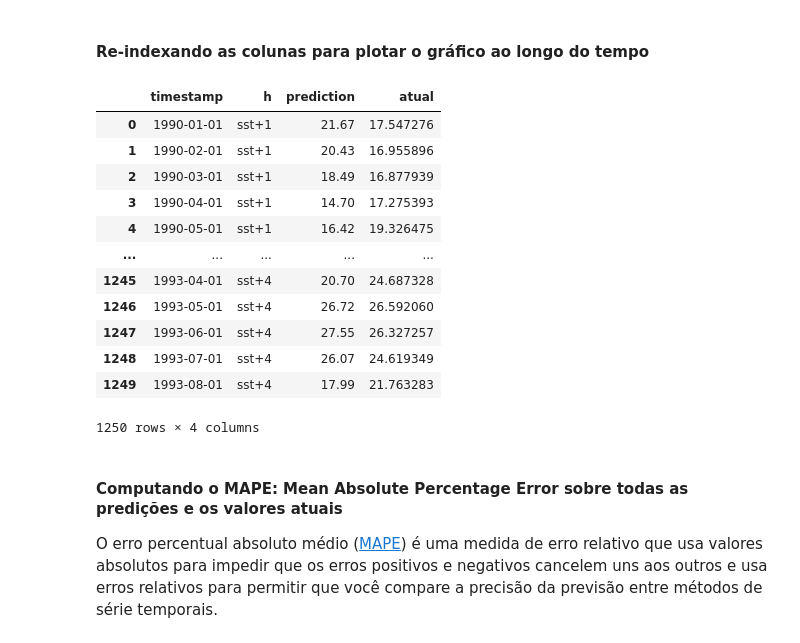
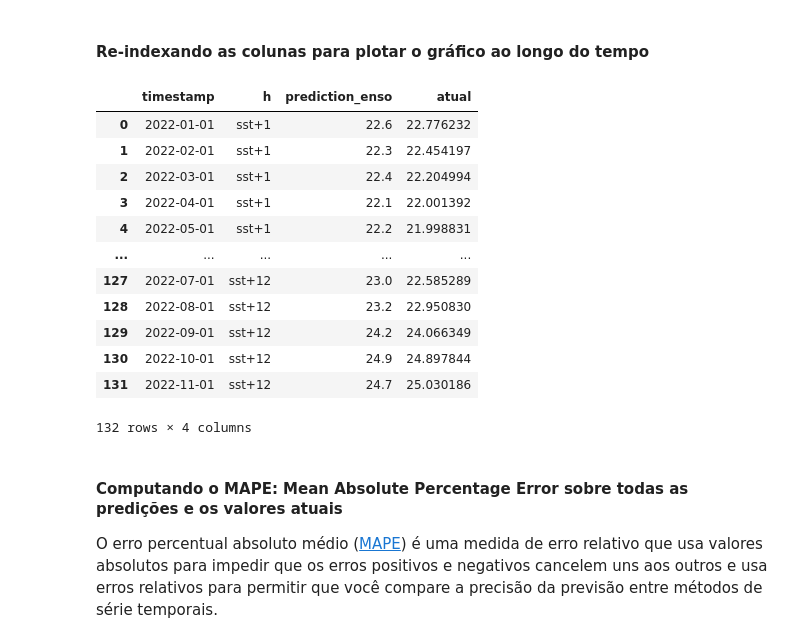
Before and after one commit to matheusvictal/sst-time-series-ml, a Jupyter notebook: source/2_sarima.ipynb, the cells around one changed output. Saved outputs shown, nothing was run; the diff lists cells and outputs as text; code cells hidden in the pictures.

```diff
--- a/source/2_sarima.ipynb
+++ b/source/2_sarima.ipynb
@@ -363,28 +365,28 @@ Name: sst, Length: 96, dtype: float32
 # %%
-#%%time
-predicoes = list()
-for t in range(teste_ts.shape[0]):
+%%time
+predicoes_enso = list()
+for t in range(teste_ts_enso.shape[0]):
     # treinando o modelo SARIMA para o historico definido
-    model = SARIMAX(endog=historico, order=order, seasonal_order=seasonal_order) #https://www.statsmodels.org/dev/generated/statsmodels.tsa.statespace.sarimax.SARIMAX.html
-    model_fit = model.fit()
-    y_predito = model_fit.forecast(steps = HORIZONTE)
+    model_enso = SARIMAX(endog=historico_enso, order=order_enso, seasonal_order=sazonal_order_enso) #https://www.statsmodels.org/dev/generated/statsmodels.tsa.statespace.sarimax.SARIMAX.html
+    model_fit_enso = model_enso.fit()
+
+    # realiza o forecast no HORIZONTE definido
+    y_predito_enso = model_fit_enso.forecast(steps = HORIZONTE)
 
     # arredondando e adicionado à lista predições
-    y_predito = np.round(y_predito,decimals = 2)
-    predicoes.append(y_predito)
+    y_predito_enso = np.round(y_predito_enso, decimals = 1)
+    predicoes_enso.append(y_predito_enso)
 
     # criando uma lista com os valores atuais
-    y_atual = list(teste_ts.iloc[t]) # localiza o valor atual no índice t
-    y_atual = np.round(y_atual, decimals = 2)
+    y_atual_enso = list(teste_ts_enso.iloc[t]) # localiza o array do valor atual no índice t
+    y_atual_enso = np.round(y_atual_enso, decimals = 1)
 
     # move the training window
-    historico.append(y_atual[0])
-    historico.pop(0)
+    historico_enso.append(y_atual_enso[0])
+    historico_enso.pop(0)
 
-    print(t+1, '. Predicting time step: ', teste_ts.index[t])
-    print(t+1, ': predicted =', y_predito)
-    print(t+1, ': expected  =', y_atual)
+    print(t+1, '. Predicting time step: ', teste_ts_enso.index[t])
+    print(t+1, ': predicted =', y_predito_enso)
+    print(t+1, ': expected  =', y_atual_enso)
     print('----------')
-#     if t == 100:
-#         break
 # %% [output]
@@ -408,25 +410,25 @@ for t in range(teste_ts.shape[0]):
 # %% [markdown]
 #### Re-indexando as colunas para plotar o gráfico ao longo do tempo
 # %%
-eval_df = pd.DataFrame(predicoes, columns=['sst+'+str(t) for t in range(1, HORIZONTE+1)])
-eval_df['timestamp'] = teste.index[0:len(teste.index)-HORIZONTE+1]
-eval_df = pd.melt(eval_df, id_vars='timestamp', value_name='prediction', var_name='h')
-eval_df['atual'] = np.array(np.transpose(teste_ts)).ravel()
+eval_df = pd.DataFrame(predicoes_enso, columns=['sst+'+str(t) for t in range(1, HORIZONTE+1)])
+eval_df['timestamp'] = teste_enso.index[0:len(teste_enso.index)-HORIZONTE+1]
+eval_df = pd.melt(eval_df, id_vars='timestamp', value_name='prediction_enso', var_name='h')
+eval_df['atual'] = np.array(np.transpose(teste_ts_enso)).ravel()
 eval_df.head(1250)
 # %% [output]
-|  | timestamp | h | prediction | atual |
-| 0 | 1990-01-01 | sst+1 | 21.67 | 17.547276 |
-| 1 | 1990-02-01 | sst+1 | 20.43 | 16.955896 |
-| 2 | 1990-03-01 | sst+1 | 18.49 | 16.877939 |
-| 3 | 1990-04-01 | sst+1 | 14.70 | 17.275393 |
-| 4 | 1990-05-01 | sst+1 | 16.42 | 19.326475 |
+|  | timestamp | h | prediction_enso | atual |
+| 0 | 2022-01-01 | sst+1 | 22.6 | 22.776232 |
+| 1 | 2022-02-01 | sst+1 | 22.3 | 22.454197 |
+| 2 | 2022-03-01 | sst+1 | 22.4 | 22.204994 |
+| 3 | 2022-04-01 | sst+1 | 22.1 | 22.001392 |
+| 4 | 2022-05-01 | sst+1 | 22.2 | 21.998831 |
 | ... | ... | ... | ... | ... |
-| 1245 | 1993-04-01 | sst+4 | 20.70 | 24.687328 |
-| 1246 | 1993-05-01 | sst+4 | 26.72 | 26.592060 |
-| 1247 | 1993-06-01 | sst+4 | 27.55 | 26.327257 |
-| 1248 | 1993-07-01 | sst+4 | 26.07 | 24.619349 |
-| 1249 | 1993-08-01 | sst+4 | 17.99 | 21.763283 |
+| 127 | 2022-07-01 | sst+12 | 23.0 | 22.585289 |
+| 128 | 2022-08-01 | sst+12 | 23.2 | 22.950830 |
+| 129 | 2022-09-01 | sst+12 | 24.2 | 24.066349 |
+| 130 | 2022-10-01 | sst+12 | 24.9 | 24.897844 |
+| 131 | 2022-11-01 | sst+12 | 24.7 | 25.030186 |
-1250 rows × 4 columns
+132 rows × 4 columns
 # %% [markdown]
 #### Computando o MAPE: Mean Absolute Percentage Error sobre todas as predições e os valores atuais
 
```
Also changed, not shown: parts of 19 cells of this notebook.
